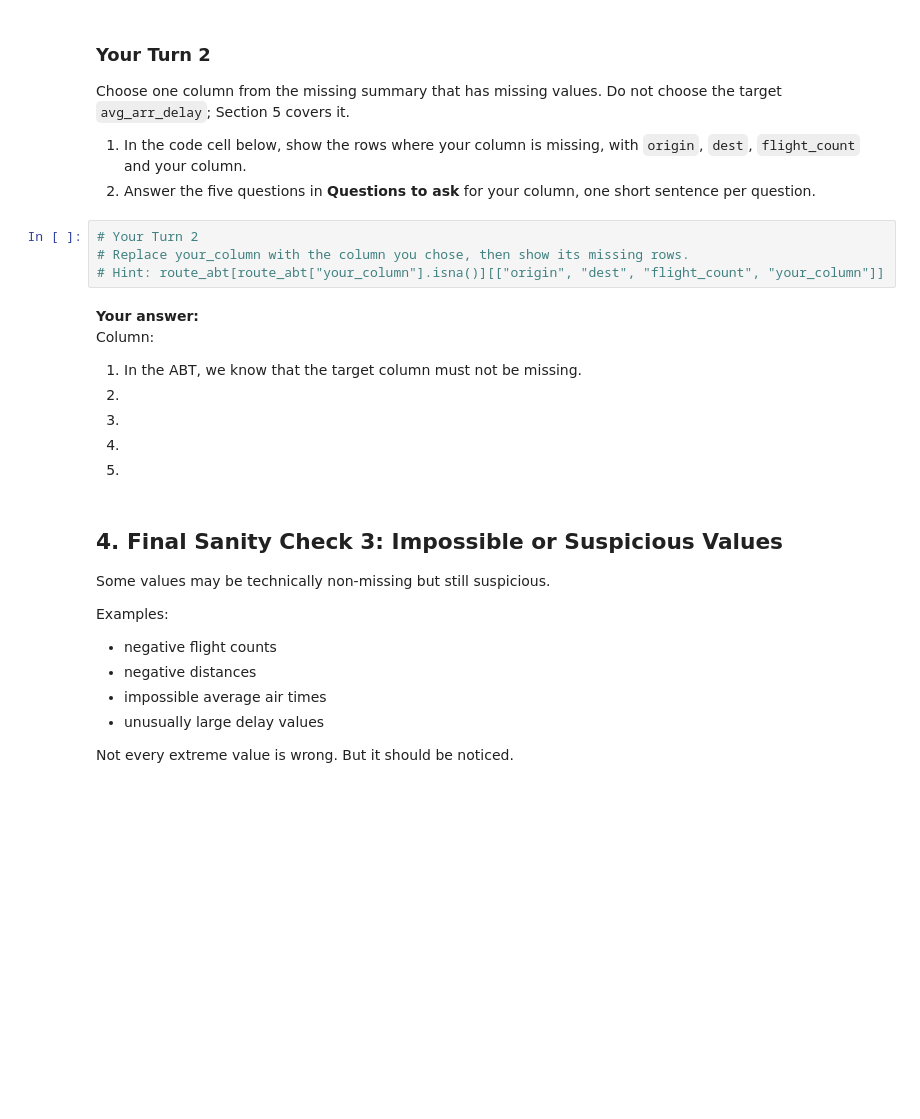
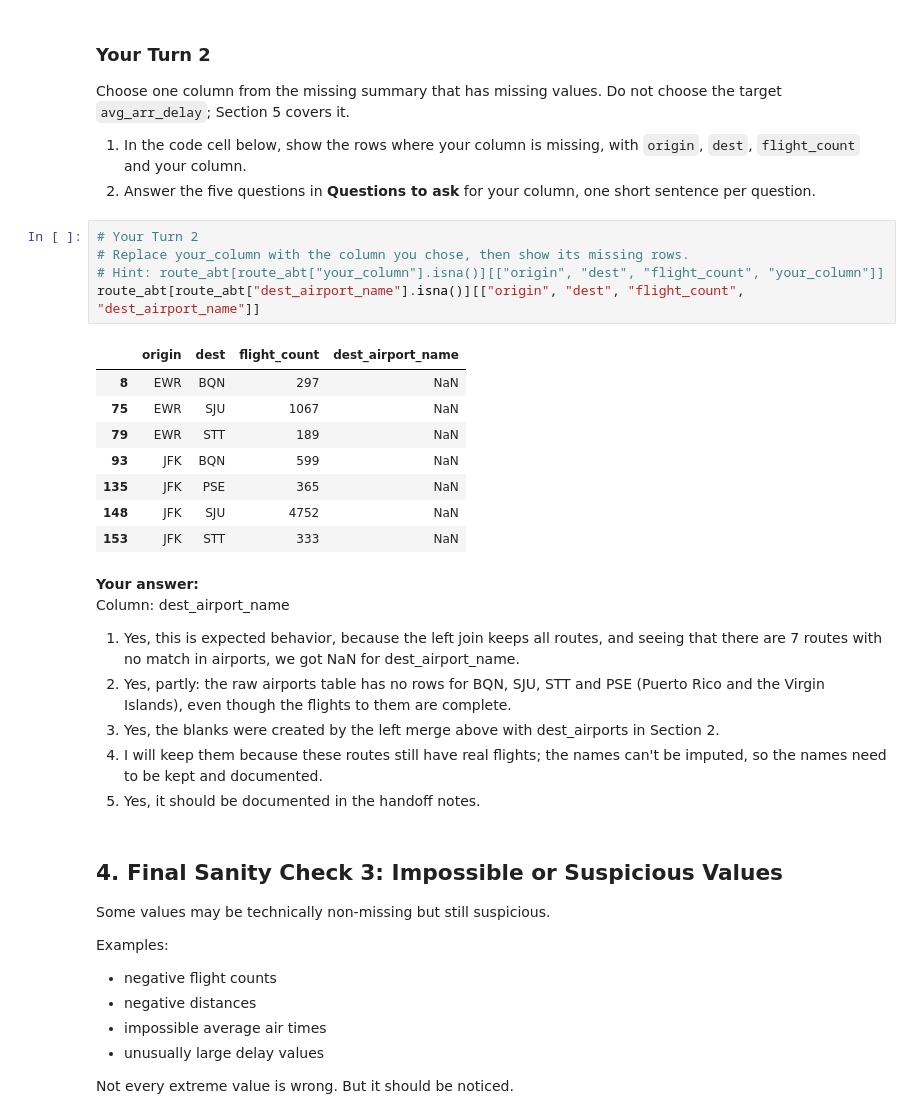
Before and after one commit to glendadavisjohnson/ban6003_wk-11_abt_documentation_template_davis-johnson_glenda, a Jupyter notebook: notebooks/module11_abt_documentation_guided_lab.ipynb, the cells around one changed output. Drawn from its saved outputs; the diff is of its cells as text; blank space fills up the shorter version.

```diff
--- a/notebooks/module11_abt_documentation_guided_lab.ipynb
+++ b/notebooks/module11_abt_documentation_guided_lab.ipynb
@@ -242,16 +242,26 @@ Choose one column from the missing summary that has missing values. Do not choos
 # %%
 # Your Turn 2
 # Replace your_column with the column you chose, then show its missing rows.
 # Hint: route_abt[route_abt["your_column"].isna()][["origin", "dest", "flight_count", "your_column"]]
+route_abt[route_abt["dest_airport_name"].isna()][["origin", "dest", "flight_count", "dest_airport_name"]]
+# %% [output]
+|  | origin | dest | flight_count | dest_airport_name |
+| 8 | EWR | BQN | 297 | NaN |
+| 75 | EWR | SJU | 1067 | NaN |
+| 79 | EWR | STT | 189 | NaN |
+| 93 | JFK | BQN | 599 | NaN |
+| 135 | JFK | PSE | 365 | NaN |
+| 148 | JFK | SJU | 4752 | NaN |
+| 153 | JFK | STT | 333 | NaN |
 # %% [markdown]
 **Your answer:**
-Column:
+Column: dest_airport_name
 
-1. In the ABT, we know that the target column must not be missing.
-2.
-3.
-4.
-5.
+1. Yes, this is expected behavior, because the left join keeps all routes, and seeing that there are 7 routes with no match in airports, we got NaN for dest_airport_name.
+2. Yes, partly: the raw airports table has no rows for BQN, SJU, STT and PSE (Puerto Rico and the Virgin Islands), even though the flights to them are complete.
+3. Yes, the blanks were created by the left merge above with dest_airports in Section 2.
+4. I will keep them because these routes still have real flights; the names can't be imputed, so the names need to be kept and documented.
+5. Yes, it should be documented in the handoff notes.
 # %% [markdown]
 ## 4. Final Sanity Check 3: Impossible or Suspicious Values
 
```
